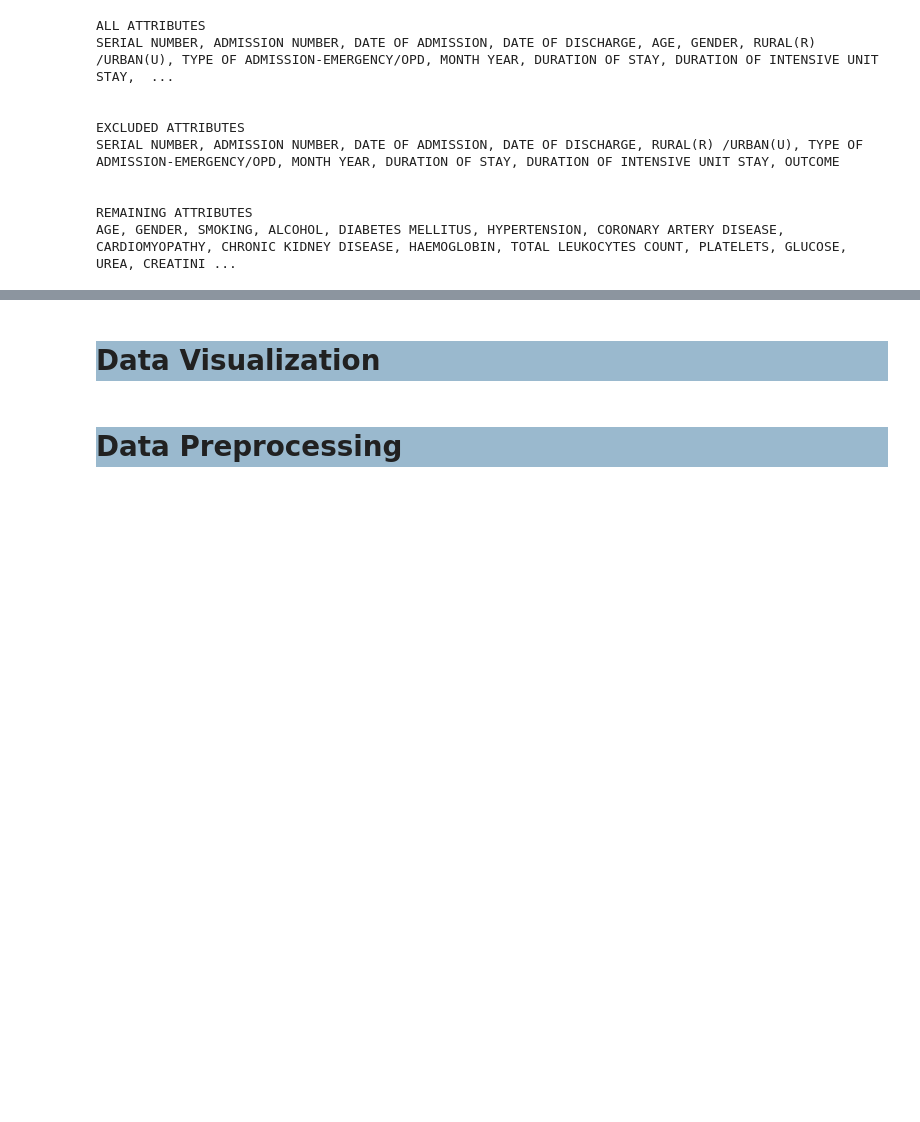
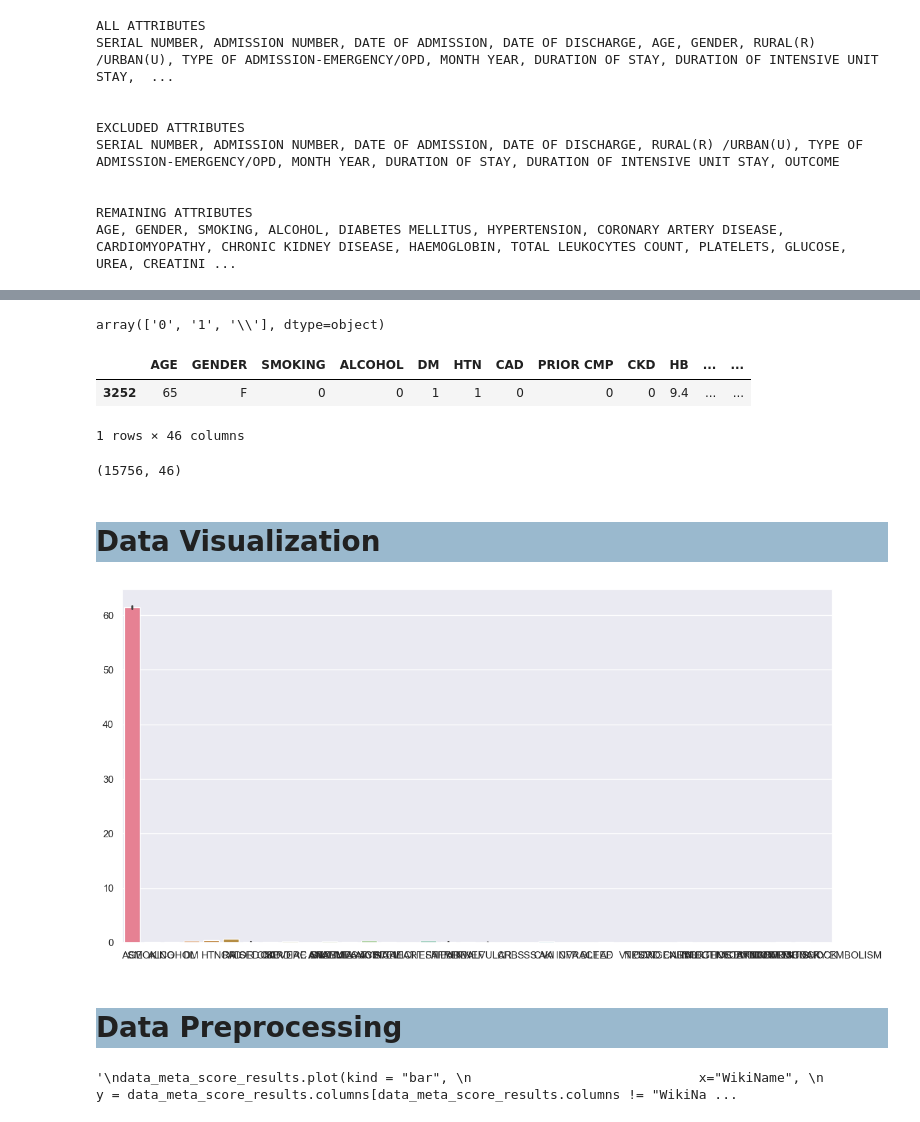
Before and after one commit to jeannamatthews-classes/group-project-cardiovascular-disease-predictor, a Jupyter notebook: CardiovascularDiseasePredictorBackend/src/model/CardiovascularDiseasePredictorModel.ipynb, the cells around one changed output, grey strips where cells are left out. Cells and saved outputs as stored; diff of their text form; code cells hidden in the pictures; blank space fills up the shorter version.

```diff
--- a/CardiovascularDiseasePredictorBackend/src/model/CardiovascularDiseasePredictorModel.ipynb
+++ b/CardiovascularDiseasePredictorBackend/src/model/CardiovascularDiseasePredictorModel.ipynb
@@ -99,8 +111,8 @@ AGE, GENDER, SMOKING, ALCOHOL, DIABETES MELLITUS, HYPERTENSION, CORONARY ARTERY
 # %%
 #Dataset analysis
 cvd_data = pd.read_csv(os.path.join(resoure_directory, "HDHI Admission data.csv"))
+cvd_data_cleaned = cvd_data[cvd_data_columns_cleaned['Table Heading']]
 
-
-cvd_data_columns
-display(cvd_data.columns)
+#cvd_data_columns
+cvd_data_cleaned
 # %% [output]
@@ -118,0 +174,8 @@ Index(['SNO', 'MRD No.', 'D.O.A', 'D.O.D', 'AGE', 'GENDER', 'RURAL',
+# %%
+#Analyze GENDER
+column = 'GENDER'
+print('Unique values for Gender:', cvd_data_cleaned[column].unique())
+print('Unique values Counts:')
+print(cvd_data_cleaned[column].value_counts())
+cvd_data_cleaned['GENDER'].replace(['M', 'F'], [0,1], inplace=True)
+print(cvd_data_cleaned[column].value_counts())
@@ -118,0 +191,11 @@ Index(['SNO', 'MRD No.', 'D.O.A', 'D.O.D', 'AGE', 'GENDER', 'RURAL',
+# %%
+column = 'HB'
+print('Unique values for Gender:')
+print(cvd_data_cleaned[column].unique())
+print('Unique values Counts:')
+print(cvd_data_cleaned[column].value_counts())
+
+'''
+cvd_data_cleaned['GENDER'].replace(['M', 'F'], [0,1], inplace=True)
+print(cvd_data_cleaned[column].value_counts())
+'''
@@ -119,4 +240,28 @@ Index(['SNO', 'MRD No.', 'D.O.A', 'D.O.D', 'AGE', 'GENDER', 'RURAL',
+# %%
+#Analyze HB
+cvd_data_cleaned['CHEST INFECTION'].unique()
+# %% [output]
+array(['0', '1', '\\'], dtype=object)
+# %%
+#get row(s) with \\
+cvd_data_cleaned[cvd_data_cleaned['CHEST INFECTION'] == '\\']
+# %% [output]
+|  | AGE | GENDER | SMOKING | ALCOHOL | DM | HTN | CAD | PRIOR CMP | CKD | HB | ... | ... |
+| 3252 | 65 | F | 0 | 0 | 1 | 1 | 0 | 0 | 0 | 9.4 | ... | ... |
+1 rows × 46 columns
+# %%
+#Exclude row(s) with \\
+cvd_data_cleaned = cvd_data_cleaned[cvd_data_cleaned['CHEST INFECTION'] != '\\']
+cvd_data_cleaned.shape
+# %% [output]
+(15756, 46)
 # %% [markdown]
 <h1 style="background-color:rgba(88, 139, 174, 0.6);">Data Visualization</h1>
+# %%
+sns.set_theme(rc={"figure.figsize":[14,7]})
+ax = sns.barplot(cvd_data_cleaned)
+plt.show()
+# %% [output]
+[figure, added]
 # %% [markdown]
 <h1 style="background-color:rgba(88, 139, 174, 0.6);">Data Preprocessing</h1>
@@ -123,6 +272,10 @@ Index(['SNO', 'MRD No.', 'D.O.A', 'D.O.D', 'AGE', 'GENDER', 'RURAL',
 # %%
+'''
 data_meta_score_results.plot(kind = "bar",
                              x="WikiName",
                              y = data_meta_score_results.columns[data_meta_score_results.columns != "WikiName"],
                             figsize=(15,5)).legend(bbox_to_anchor=(0.8, 1.05))
 plt.show()
+'''
+# %% [output]
+'\ndata_meta_score_results.plot(kind = "bar", \n                             x="WikiName", \n                             y = data_meta_score_results.columns[data_meta_score_results.columns != "WikiNa ...
```
Also changed, not shown: parts of 12 cells of this notebook, 1 other file.
